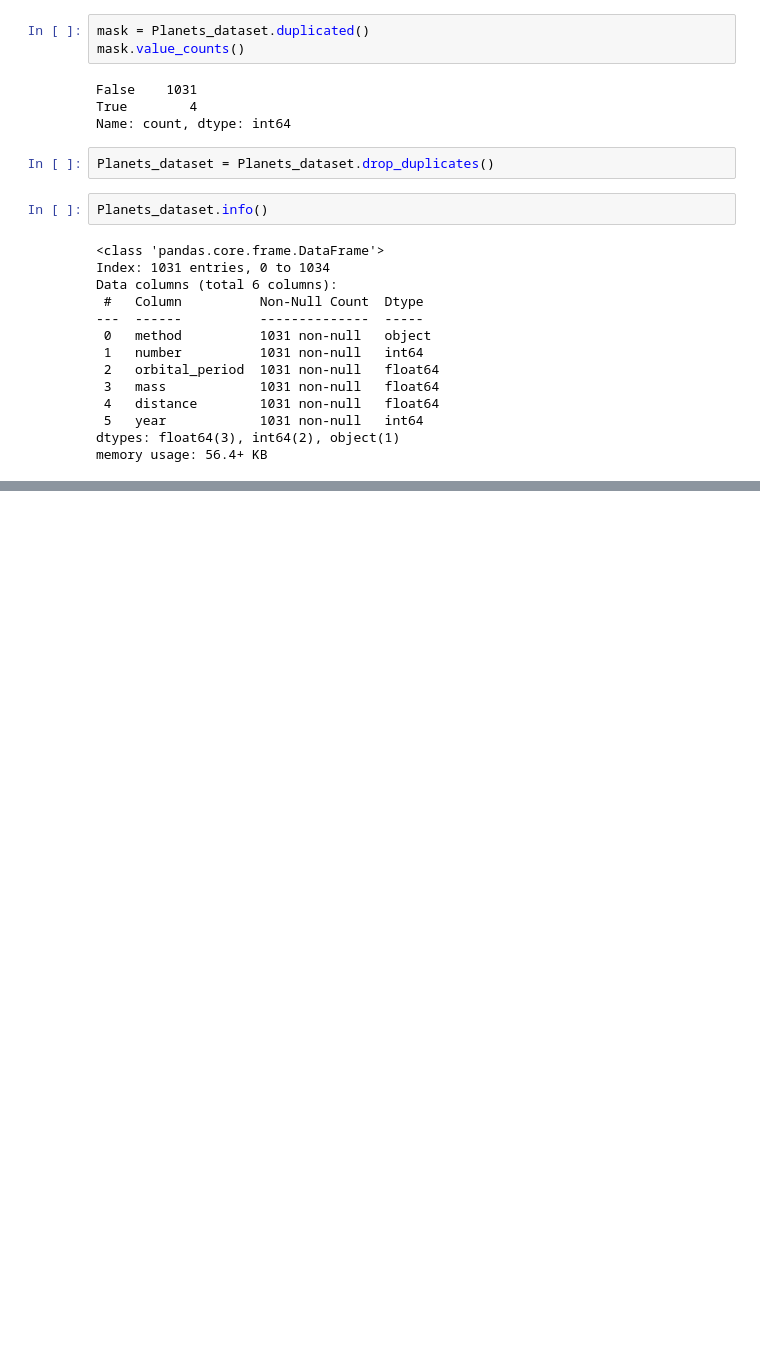
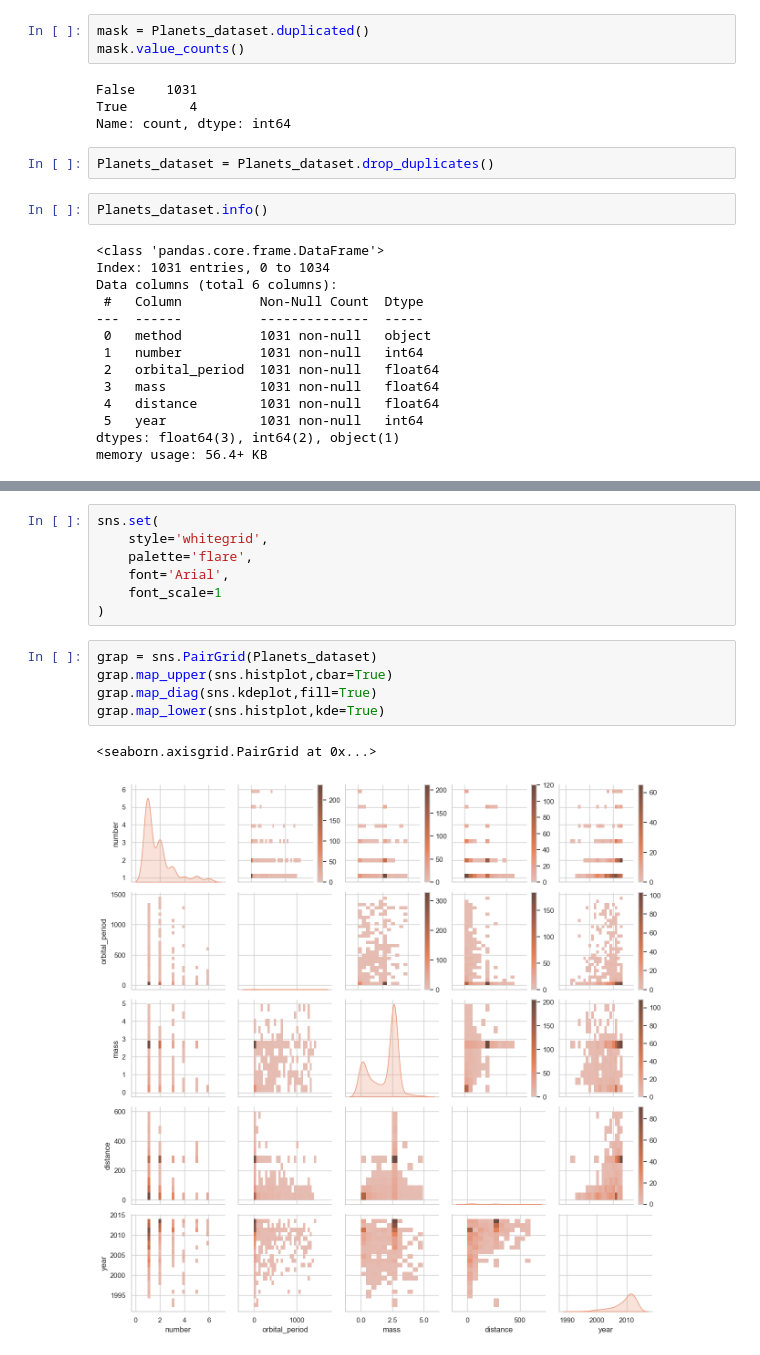
Before and after one commit to Mahadiur/Data_Cleaning_Project, a Jupyter notebook: Data_Clean_Project.ipynb, the cells around one changed output, grey strips where cells are left out. Cells and saved outputs as stored; diff of their text form; blank space fills up the shorter version.

Commit message:
Raw data to Clean data with grap

```diff
--- a/Data_Clean_Project.ipynb
+++ b/Data_Clean_Project.ipynb
@@ -235,0 +239,15 @@ iqr(Planets_dataset['distance'])
+# %%
+sns.set(
+    style='whitegrid',
+    palette='flare',
+    font='Arial',
+    font_scale=1
+)
+# %%
+grap = sns.PairGrid(Planets_dataset)
+grap.map_upper(sns.histplot,cbar=True)
+grap.map_diag(sns.kdeplot,fill=True)
+grap.map_lower(sns.histplot,kde=True)
+# %% [output]
+<seaborn.axisgrid.PairGrid at 0x...>
+[figure, added]
```
Also changed, not shown: parts of 3 cells of this notebook.
